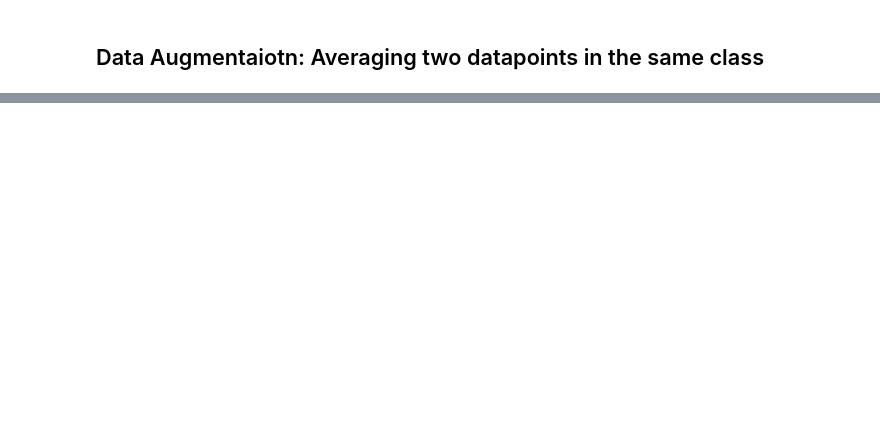
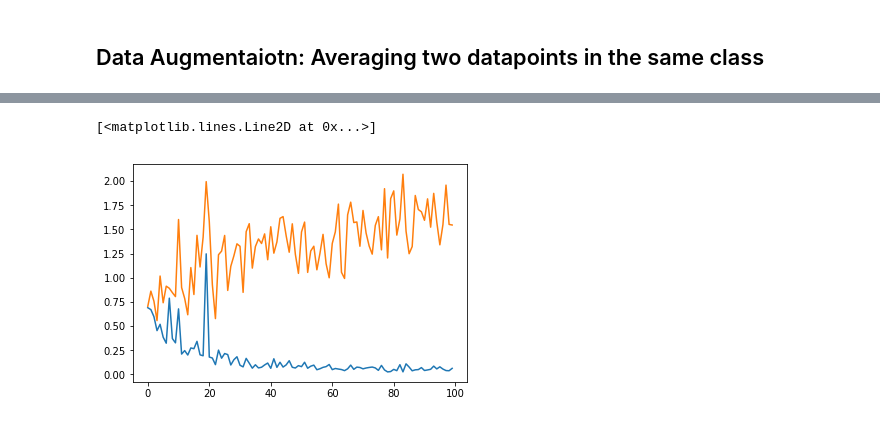
Before and after one commit to F-Salehi/Deep_Net_mini_project, a Jupyter notebook: CNN.ipynb, the cells around one changed output, grey strips where cells are left out. Drawn from its saved outputs; the diff is of its cells as text; code cells hidden in the pictures; blank space fills up the shorter version.

Commit message:
added reguralizer

```diff
--- a/CNN.ipynb
+++ b/CNN.ipynb
@@ -140,3 +133,6 @@ data = Dataset(train_aug,train_target_aug)
 dataset_loader = torch.utils.data.DataLoader(data,
                                              batch_size = 40, shuffle=True,
                                              num_workers=4)
+# %%
+
+net = Net()
@@ -143,2 +181,40 @@ dataset_loader = torch.utils.data.DataLoader(data,
 # %%
 net = Net()
+# %%
+
+### train the model
+epoch = 100
+lambda_ = 10**-2
+criterion = nn.CrossEntropyLoss()
+optimizer = optim.SGD(net.parameters(),lr = 0.01,momentum = 0.5)
+i = 0
+loss_train = []
+loss_test = []
+accuracy_train = []
+accuracy_test = []
+for e in range(epoch):
+    if e == 30:
+        optimizer = optim.SGD(net.parameters(),lr = 0.003,momentum = 0.5)
+    if e== 60:
+        optimizer = optim.SGD(net.parameters(),lr = 0.001,momentum = 0.5)
+    for input_, target_ in dataset_loader:
+        input_ = Variable(input_)
+        target_ = Variable(target_)
+        output = net(input_).view(-1,2)
+        loss = criterion(output,target_) + lambda_ * l1_reguralizer(net.parameters())
+        net.zero_grad()
+        loss.backward()
+        optimizer.step()
+
+
+    if e%1 == 0: # print the loss every 10 epochs
+        output = net(test_input).view(-1,2)
+        a,predicted_class = output.max(dim=1)
+        output_train = net(train_input).view(-1,2)
+        a,predicted_class_train = output_train.max(dim=1)
+        accuracy_train.append(accuracy(predicted_class_train,train_target).data[0])
+        accuracy_test.append(accuracy(predicted_class,test_target).data[0])
+        loss_train.append(criterion(output_train,train_target).data[0]+ lambda_ * l1_reguralizer(net.parameters()).data[0])
+        loss_test.append(criterion(output,test_target).data[0]+ lambda_ * l1_reguralizer(net.parameters()).data[0])
+        print(e//1,'loss train:',round(loss_train[-1],2), 'accuracy train:', round(accuracy_train[-1],2),\
+              'loss test:',round(loss_test[-1],2),' accuracy test:',round(accuracy_test[-1],2))
@@ -144,0 +239,6 @@ net = Net()
+# %%
+plt.plot(loss_train)
+plt.plot(loss_test)
+# %% [output]
+[<matplotlib.lines.Line2D at 0x...>]
+[figure, added]
```
Also changed, not shown: parts of 16 cells of this notebook.
